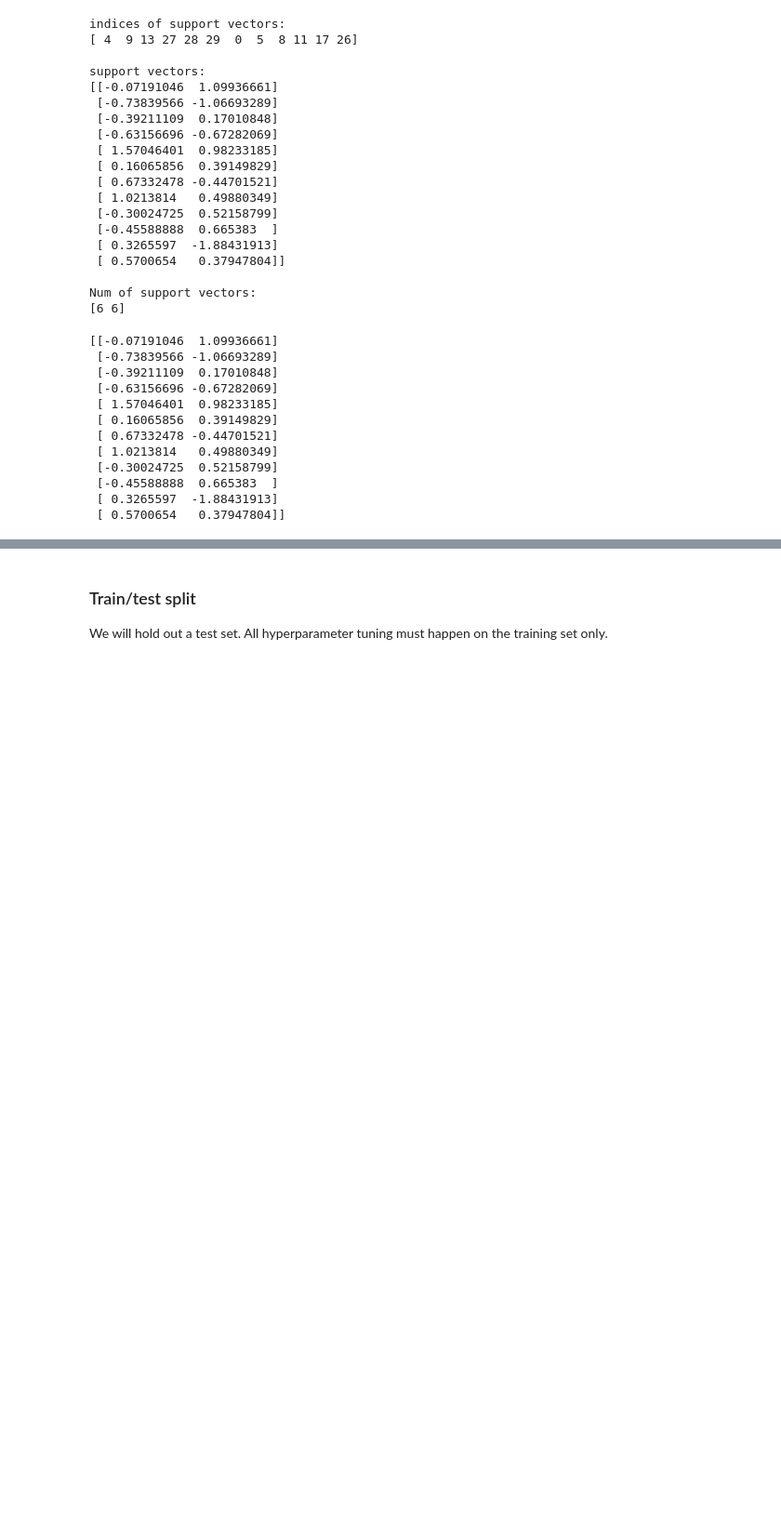
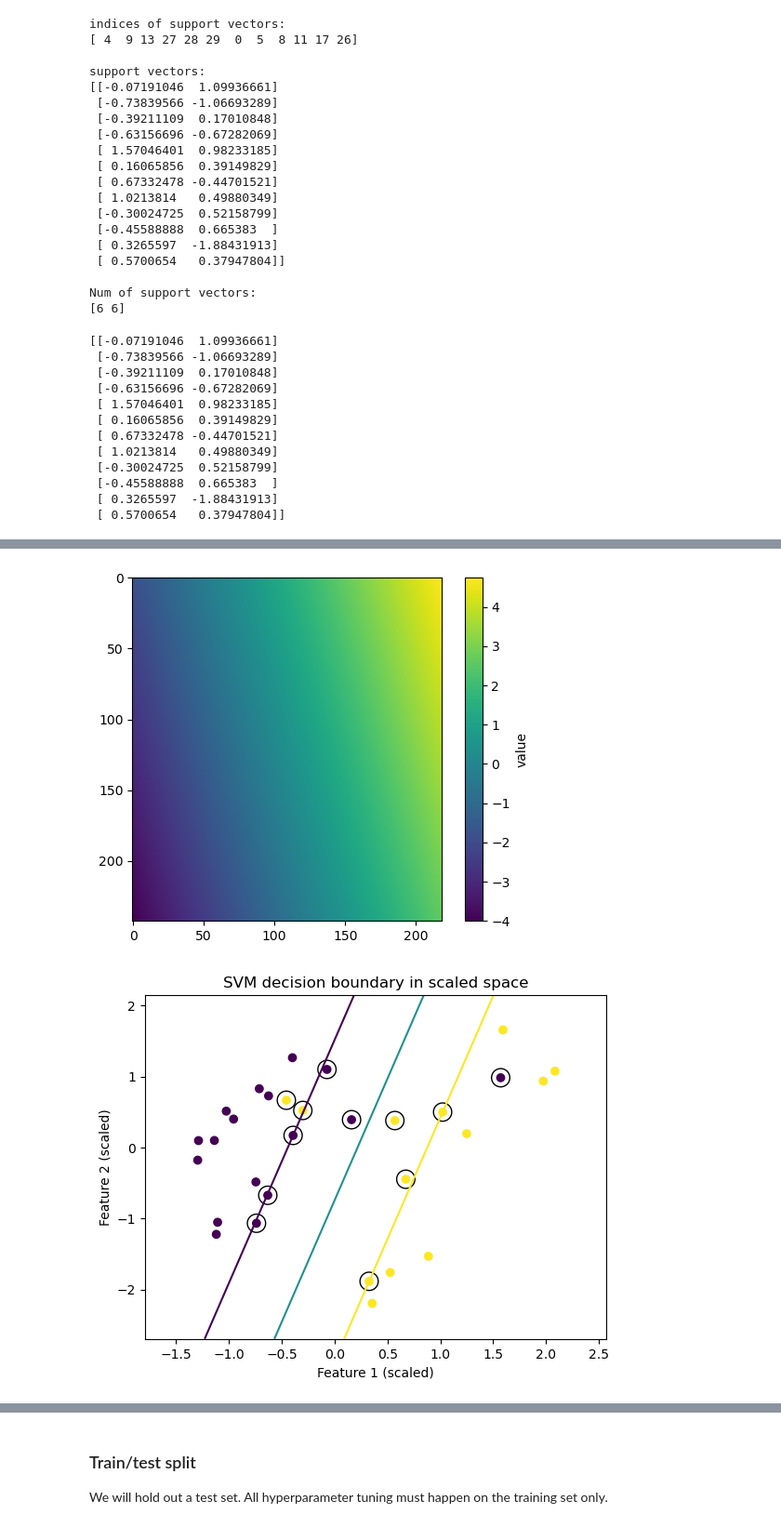
Before and after one commit to duxiuxia-bioinformatics/teach_machine_learning_and_ai, a Jupyter notebook: src/teaching/classification/svm/SVM_Bioinformatics_Lab.ipynb, the cells around one changed output, grey strips where cells are left out. Shown at 93% size. Saved outputs shown, nothing was run; the diff lists cells and outputs as text; code cells hidden in the pictures; blank space fills up the shorter version.

```diff
--- a/src/teaching/classification/svm/SVM_Bioinformatics_Lab.ipynb
+++ b/src/teaching/classification/svm/SVM_Bioinformatics_Lab.ipynb
@@ -376 +237,59 @@ axs[1].legend()
+# %%
+# another way to plot the decision boundary
+def plot_svm_boundary_scaled(pipeline, X_train, y_train, pad=0.5, grid_step=0.02):
+    """
+    Plots decision boundary in the *scaled feature space*.
+
+    Assumes pipeline has:
+      - pipeline.named_steps['scaler'] (e.g., StandardScaler)
+      - pipeline.named_steps['svm'] (e.g., SVC)
+    and that X_train has exactly 2 features (for plotting).
+    """
+    scaler = pipeline.named_steps['scaler']
+    svm = pipeline.named_steps['svm']
+
+    # 1) Scale training data for plotting
+    Xs = scaler.transform(X_train)
+
+    # 2) Mesh grid in scaled space
+    x1_min, x1_max = Xs[:, 0].min() - pad, Xs[:, 0].max() + pad
+    x2_min, x2_max = Xs[:, 1].min() - pad, Xs[:, 1].max() + pad
+    x11, x22 = np.meshgrid(
+        np.arange(x1_min, x1_max, grid_step),
+        np.arange(x2_min, x2_max, grid_step)
+    )
+    grid = np.c_[x11.ravel(), x22.ravel()]
+
+    # 3) Evaluate decision function on grid
+    # decision_function > 0 -> predicted +1 class (for binary)
+    Z = svm.decision_function(grid).reshape(x11.shape)
+
+    fig, ax = plt.subplots()
+    im = ax.imshow(Z, cmap='viridis')
+    fig.colorbar(im, ax=ax, label='value')
+
+    # 4) Plot points
+    plt.figure()
+    plt.scatter(Xs[:, 0], Xs[:, 1], c=y_train)
+
+    # Decision boundary (0) and margins (-1, +1)
+    plt.contour(x11, x22, Z, levels=[-1, 0, 1])
+
+    # Highlight support vectors (already in scaled space)
+    plt.scatter(
+        svm.support_vectors_[:, 0],
+        svm.support_vectors_[:, 1],
+        s=200,
+        facecolors='none',
+        edgecolors='k'
+    )
+
+    plt.xlabel("Feature 1 (scaled)")
+    plt.ylabel("Feature 2 (scaled)")
+    plt.title("SVM decision boundary in scaled space")
+
+plot_svm_boundary_scaled(svm_pipeline, X_train, y_train)
+# %% [output]
+[figure, added]
+[figure, added]
 # %% [markdown]
```
Also changed, not shown: parts of 24 cells of this notebook, 1 other file.
